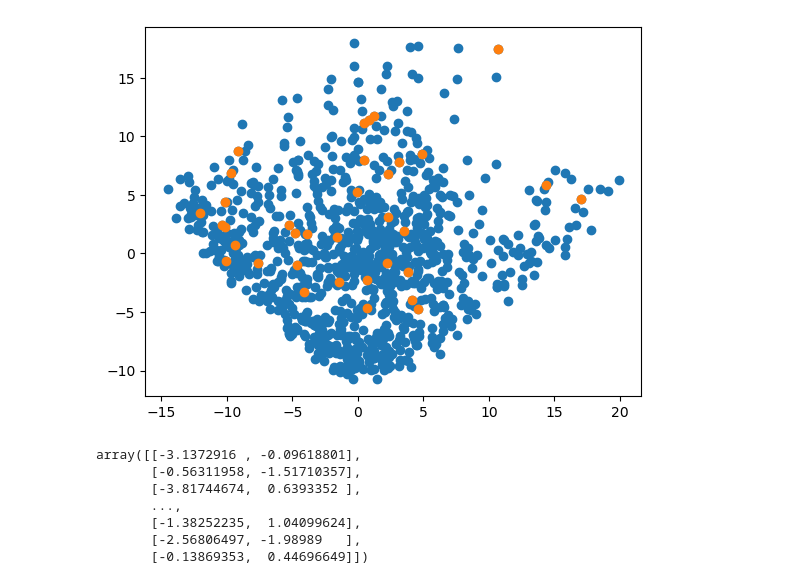
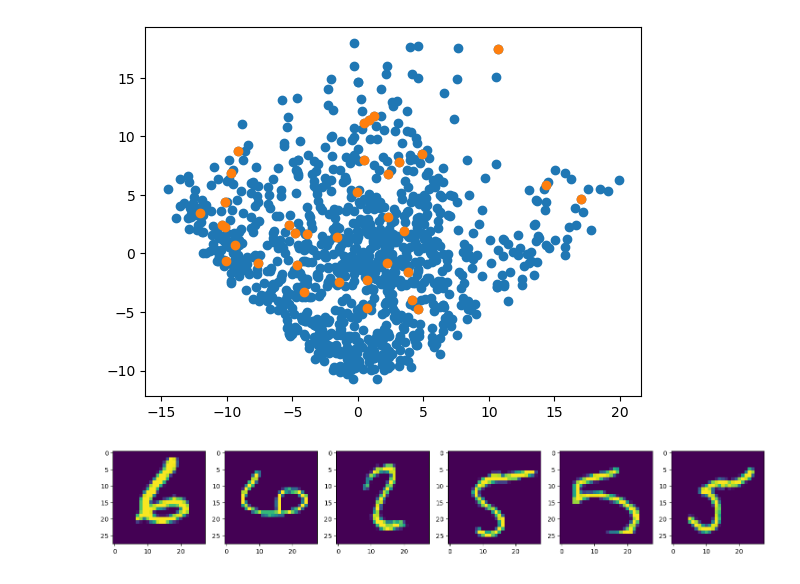
Before and after one commit to YuntianW/ECE236A, a Jupyter notebook: Task3_Demo.ipynb, the cells around one changed output. Saved outputs shown, nothing was run; the diff lists cells and outputs as text; code cells hidden in the pictures.

```diff
--- a/Task3_Demo.ipynb
+++ b/Task3_Demo.ipynb
@@ -26,13 +27,18 @@ plt.scatter(X_pca[selected, 0], X_pca[selected, 1])
 # %% [output]
 <matplotlib.collections.PathCollection at 0x...>
 [figure]
+# %%
+m = MyLabelSelection(6/1000)
+selected = m.select(trainX)
 # %%
-X_pca
+fig, axes = plt.subplots(1, len(selected), figsize=(15, 5))
+for i, j in enumerate(selected):
+    axes[i].imshow(trainX[j, :].reshape(28, 28))
+
+
+plt.tight_layout()
+
+# Show the plot
+plt.show()
 # %% [output]
-array([[-3.1372916 , -0.09618801],
-       [-0.56311958, -1.51710357],
-       [-3.81744674,  0.6393352 ],
-       ...,
-       [-1.38252235,  1.04099624],
-       [-2.56806497, -1.98989   ],
-       [-0.13869353,  0.44696649]])
+[figure, added]
```
Also changed, not shown: parts of 2 cells of this notebook, 2 other files.
